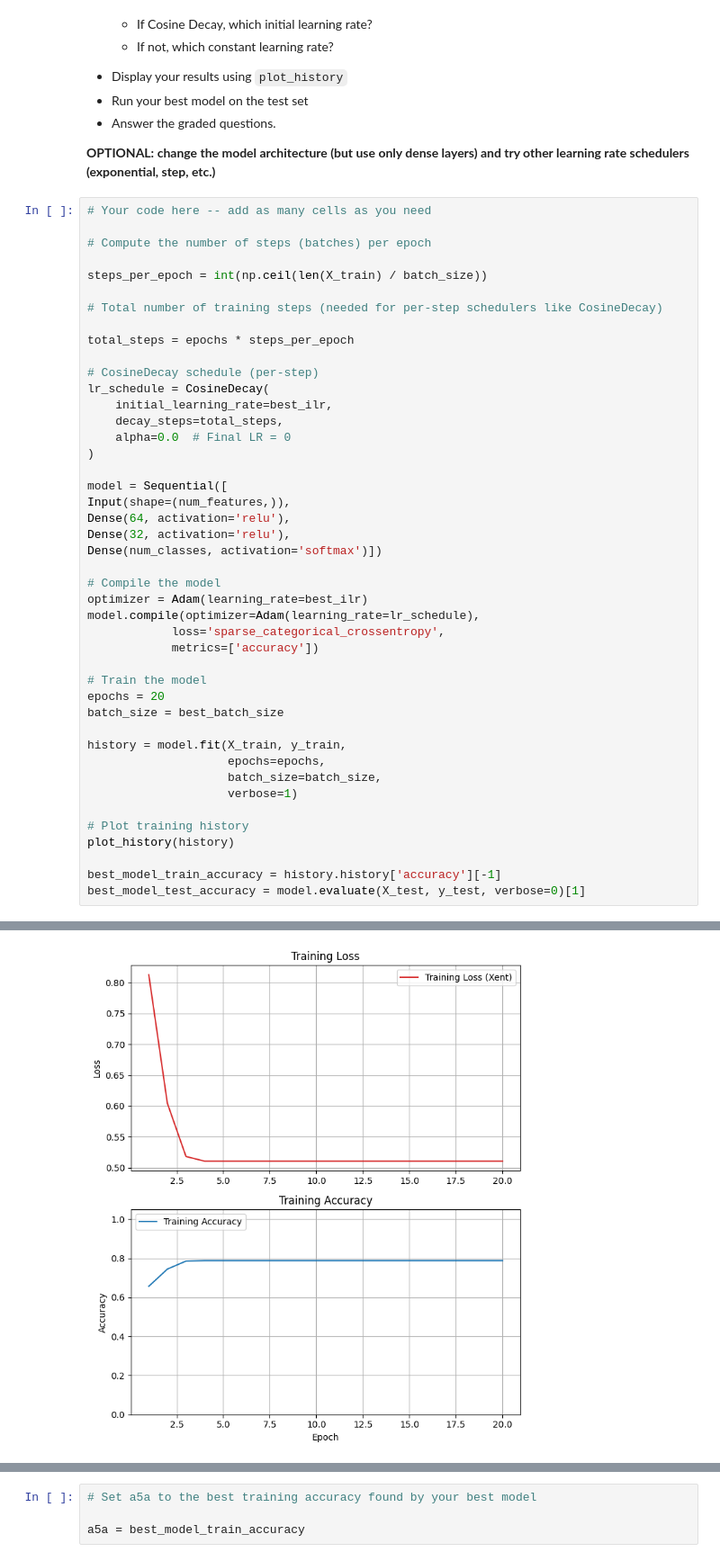
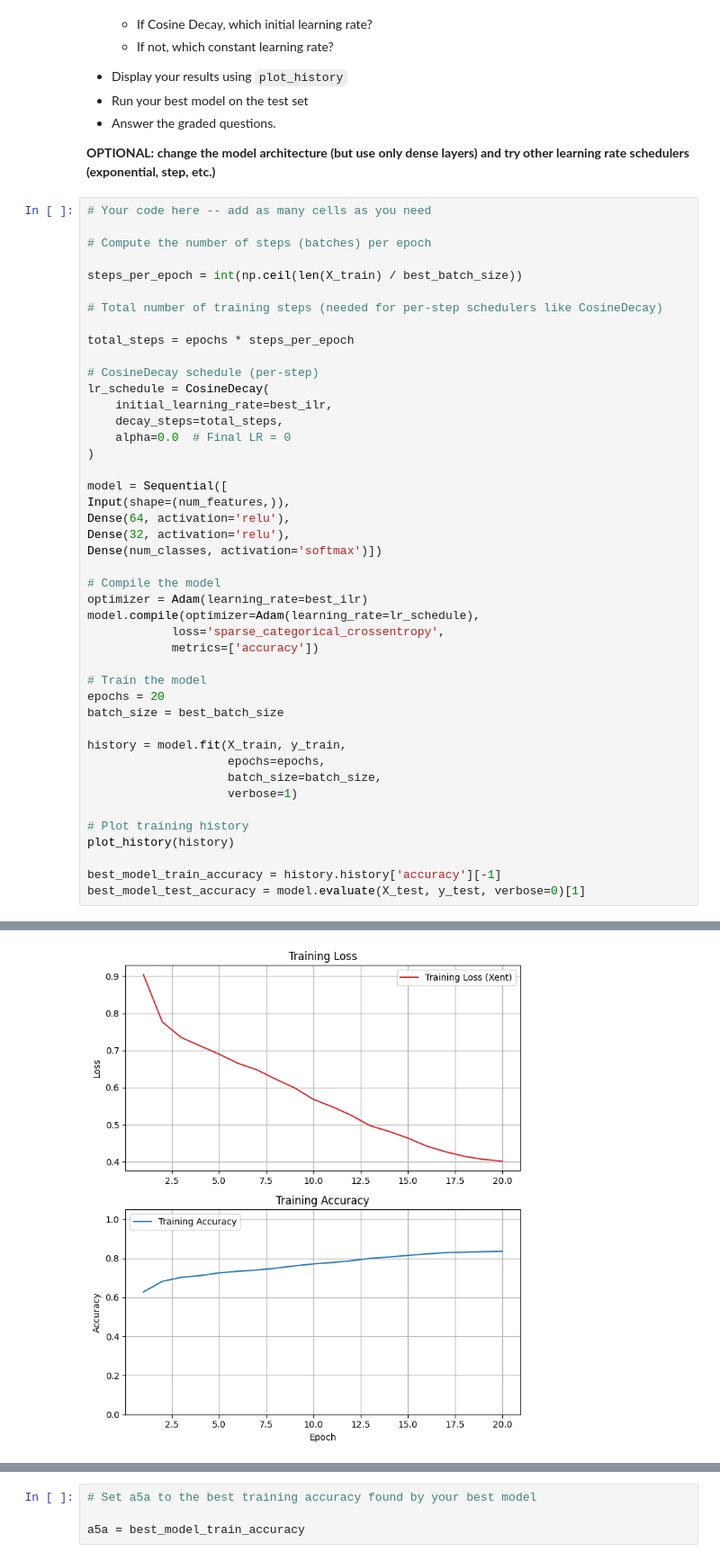
Before and after one commit to cdc18b/deeplearning, a Jupyter notebook: Homework_02.ipynb, the cells around one changed output, grey strips where cells are left out. Shown at 90% size. Cells and saved outputs as stored; diff of their text form.

```diff
--- a/Homework_02.ipynb
+++ b/Homework_02.ipynb
@@ -720,7 +720,7 @@ Your choices are:
 
 # Compute the number of steps (batches) per epoch
 
-steps_per_epoch = int(np.ceil(len(X_train) / batch_size))
+steps_per_epoch = int(np.ceil(len(X_train) / best_batch_size))
 
 # Total number of training steps (needed for per-step schedulers like CosineDecay)
 
@@ -780 +780 @@ Epoch 20/20
-[figure, old version]
+[figure, new version]
```
Also changed, not shown: parts of 12 cells of this notebook.
